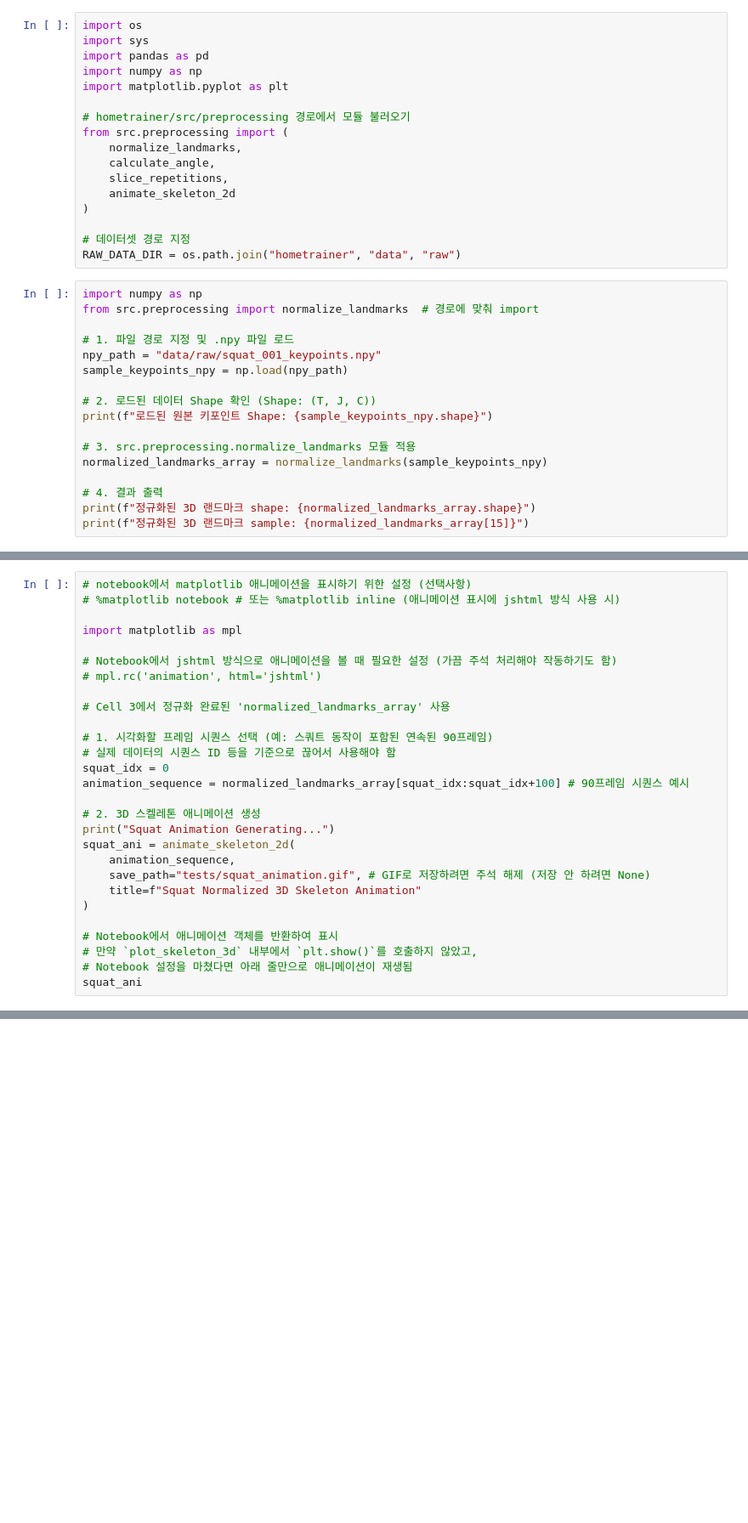
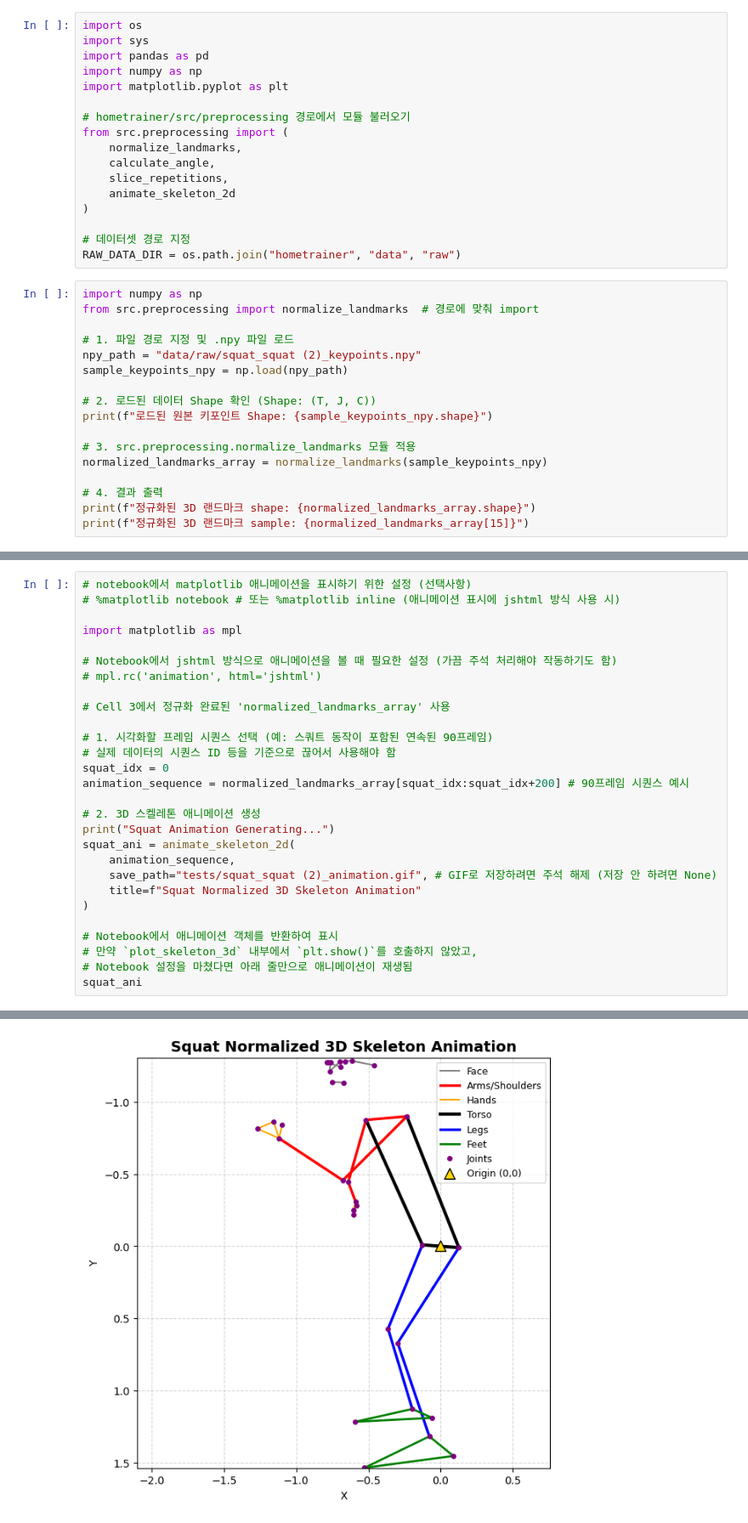
Before and after one commit to jeminanda/hometrainer, a Jupyter notebook: Test.ipynb, the cells around one changed output, grey strips where cells are left out. Shown at 85% size. Drawn from its saved outputs; the diff is of its cells as text; blank space fills up the shorter version.

```diff
--- a/Test.ipynb
+++ b/Test.ipynb
@@ -131,7 +149,7 @@ import numpy as np
 from src.preprocessing import normalize_landmarks  # 경로에 맞춰 import
 
 # 1. 파일 경로 지정 및 .npy 파일 로드
-npy_path = "data/raw/squat_001_keypoints.npy"
+npy_path = "data/raw/squat_squat (2)_keypoints.npy"
 sample_keypoints_npy = np.load(npy_path)
 
 # 2. 로드된 데이터 Shape 확인 (Shape: (T, J, C))
@@ -157,13 +193,13 @@ import matplotlib as mpl
 # 1. 시각화할 프레임 시퀀스 선택 (예: 스쿼트 동작이 포함된 연속된 90프레임)
 # 실제 데이터의 시퀀스 ID 등을 기준으로 끊어서 사용해야 함
 squat_idx = 0
-animation_sequence = normalized_landmarks_array[squat_idx:squat_idx+100] # 90프레임 시퀀스 예시
+animation_sequence = normalized_landmarks_array[squat_idx:squat_idx+200] # 90프레임 시퀀스 예시
 
 # 2. 3D 스켈레톤 애니메이션 생성
 print("Squat Animation Generating...")
 squat_ani = animate_skeleton_2d(
     animation_sequence,
-    save_path="tests/squat_animation.gif", # GIF로 저장하려면 주석 해제 (저장 안 하려면 None)
+    save_path="tests/squat_squat (2)_animation.gif", # GIF로 저장하려면 주석 해제 (저장 안 하려면 None)
     title=f"Squat Normalized 3D Skeleton Animation"
 )
 
@@ -171,3 +207,4 @@ squat_ani = animate_skeleton_2d(
 # 만약 `plot_skeleton_3d` 내부에서 `plt.show()`를 호출하지 않았고,
 # Notebook 설정을 마쳤다면 아래 줄만으로 애니메이션이 재생됨
 squat_ani
+# %% [output]
@@ -174,3 +215,4 @@ squat_ani
+[figure, added]
 # %%
 import sys
 from pathlib import Path
```
Also changed, not shown: parts of 6 cells of this notebook, 13 other files.
